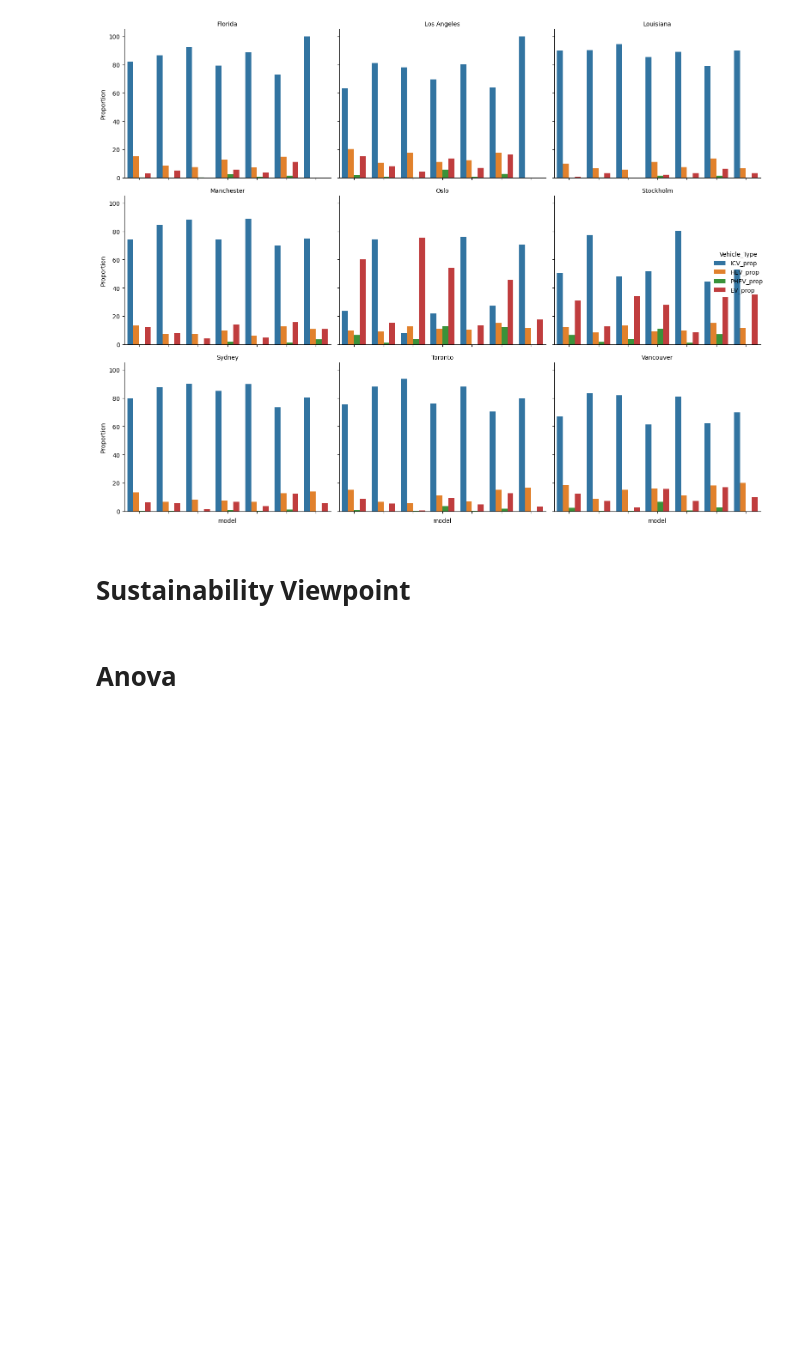
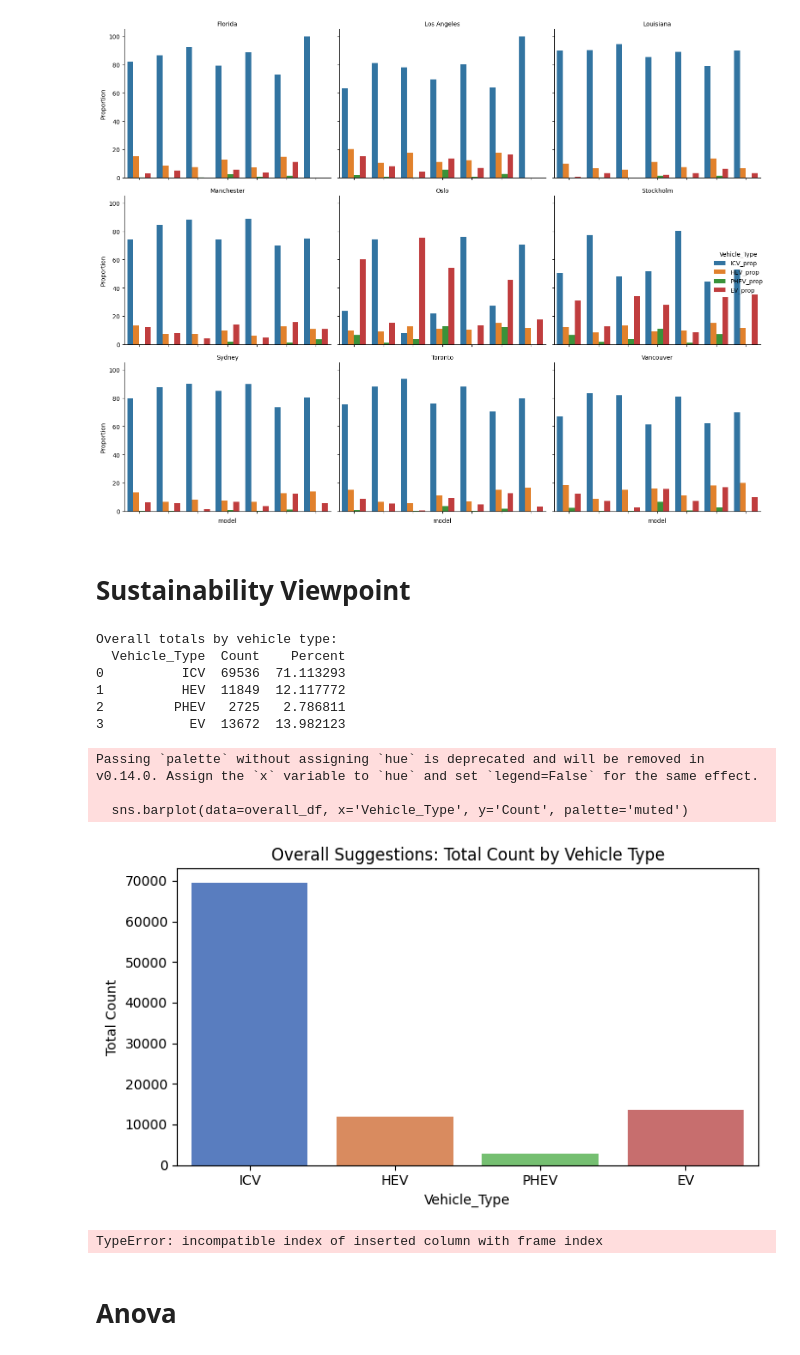
Before and after one commit to aarya127/transformers_bert_llm_research, a Jupyter notebook: EDA/eda.ipynb, the cells around one changed output. Drawn from its saved outputs; the diff is of its cells as text; code cells hidden in the pictures; blank space fills up the shorter version.

```diff
--- a/EDA/eda.ipynb
+++ b/EDA/eda.ipynb
@@ -22,13 +22,26 @@ Note: you may need to restart the kernel to use updated packages.
 Note: you may need to restart the kernel to use updated packages.
 # %%
 import pandas as pd
+import matplotlib.pyplot as plt
+from pathlib import Path
 
-import matplotlib.pyplot as plt
+# Resolve CSV path relative to current working directory (repo root when notebook is run from project),
+# with a fallback to the Documents/GitHub path if needed.
+repo_root = Path.cwd()
+csv_path = repo_root / 'data' / 'vehicle_prompt_results_joined_by_response.csv'
+if not csv_path.exists():
+    # fallback to a common Documents/GitHub location
+    csv_alt = Path.home() / 'Documents' / 'GitHub' / 'transformers_bert_llm_research' / 'data' / 'vehicle_prompt_results_joined_by_response.csv'
+    if csv_alt.exists():
+        csv_path = csv_alt
+    else:
+        raise FileNotFoundError(f'CSV not found at {csv_path} or {csv_alt}')
 
 # Load the dataset
-df = pd.read_csv('/Users/aaryashah/Documents/GitHub/transformers_bert_llm_research/data/vehicle_prompt_results_joined_by_response.csv')
+df = pd.read_csv(csv_path)
 
 # Display basic info
+print('Loaded', csv_path)
 print(df.head())
 print(df.info())
 print(df.describe())
@@ -228,2 +365,60 @@ plt.show()
 # %% [markdown]
 # Sustainability Viewpoint
+# %%
+# Compare suggestions across all vehicle types: overall totals, per-model proportions, and per-prompt distributions.
+
+# Overall totals and percentages across all models
+overall_counts = grouped[['ICV', 'HEV', 'PHEV', 'EV']].sum()
+overall_df = overall_counts.reset_index()
+overall_df.columns = ['Vehicle_Type', 'Count']
+overall_df['Percent'] = overall_df['Count'] / overall_df['Count'].sum() * 100
+print("Overall totals by vehicle type:")
+print(overall_df)
+
+# Plot overall totals
+plt.figure(figsize=(7, 4))
+sns.barplot(data=overall_df, x='Vehicle_Type', y='Count', palette='muted')
+plt.title('Overall Suggestions: Total Count by Vehicle Type')
+plt.ylabel('Total Count')
+plt.tight_layout()
+plt.show()
+
+# Per-model proportions (from aggregated counts in `melted`)
+# Compute per-model proportion (%) from the counts
+melted_prop2 = melted.copy()
+melted_prop2['Proportion'] = melted_prop2.groupby('model')['Count'].transform(lambda s: s / s.sum() * 100)
+
+plt.figure(figsize=(12, 6))
+sns.barplot(data=melted_prop2, x='model', y='Proportion', hue='Vehicle_Type')
+plt.title('Per-Model Proportion of Suggested Vehicle Types (%)')
+plt.ylabel('Proportion (%)')
+plt.xlabel('Model')
+plt.xticks(rotation=45)
+plt.legend(title='Vehicle Type')
+plt.tight_layout()
+plt.show()
+
+# Distribution of per-prompt proportions across vehicle types (using `melted_prop_individual`)
+plt.figure(figsize=(8, 5))
+sns.boxplot(data=melted_prop_individual, x='Vehicle_Type', y='Proportion', palette='pastel')
+plt.title('Distribution of Per-Prompt Proportions by Vehicle Type')
+plt.ylabel('Proportion (%) per Prompt')
+plt.xlabel('Vehicle Type')
+plt.tight_layout()
+plt.show()
+
+# Print simple statistics for per-prompt proportions
+print("\nPer-prompt proportion summary (by vehicle type):")
+print(melted_prop_individual.groupby('Vehicle_Type')['Proportion'].describe())
+# %% [output]
+Overall totals by vehicle type:
+  Vehicle_Type  Count    Percent
+0          ICV  69536  71.113293
+1          HEV  11849  12.117772
+2         PHEV   2725   2.786811
+3           EV  13672  13.982123
+Passing `palette` without assigning `hue` is deprecated and will be removed in v0.14.0. Assign the `x` variable to `hue` and set `legend=False` for the same effect.
+
+  sns.barplot(data=overall_df, x='Vehicle_Type', y='Count', palette='muted')
+[figure, added]
+TypeError: incompatible index of inserted column with frame index
```
Also changed, not shown: parts of 6 cells of this notebook.
